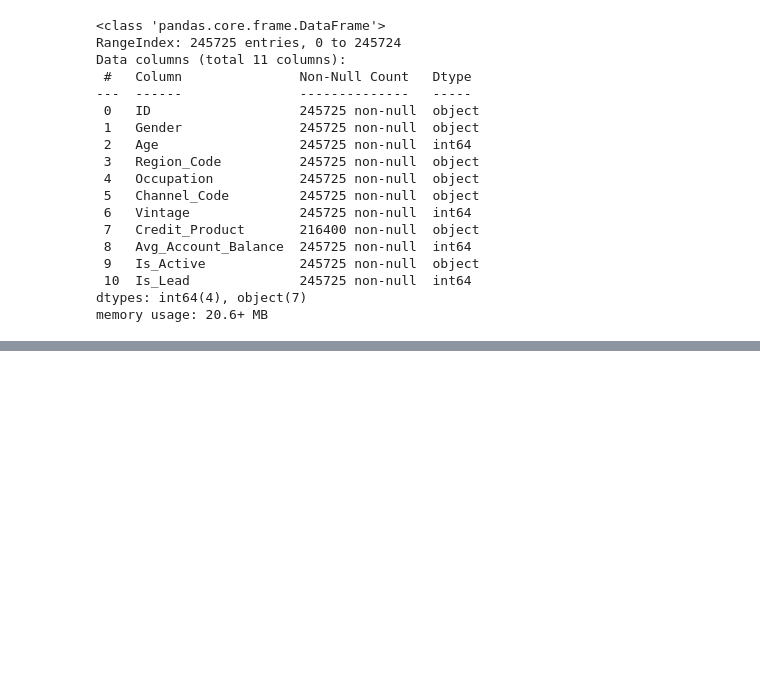
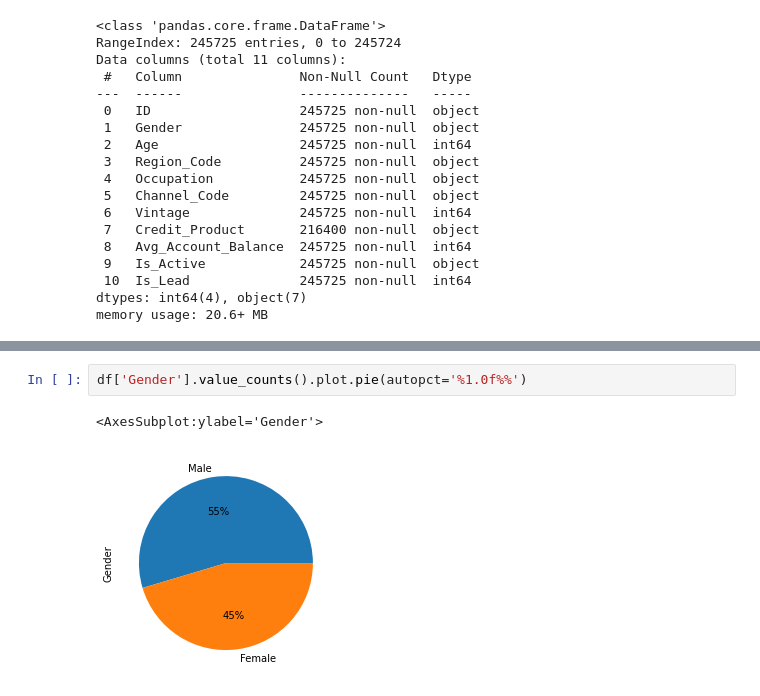
Before and after one commit to eswarpoluri/EDA, a Jupyter notebook: EDA.ipynb, the cells around one changed output, grey strips where cells are left out. Saved outputs shown, nothing was run; the diff lists cells and outputs as text; blank space fills up the shorter version.

```diff
--- a/EDA.ipynb
+++ b/EDA.ipynb
@@ -212,0 +244,5 @@ memory usage: 20.6+ MB
+# %%
+df['Gender'].value_counts().plot.pie(autopct='%1.0f%%')
+# %% [output]
+<AxesSubplot:ylabel='Gender'>
+[figure, added]
```
Also changed, not shown: parts of 5 cells of this notebook.
